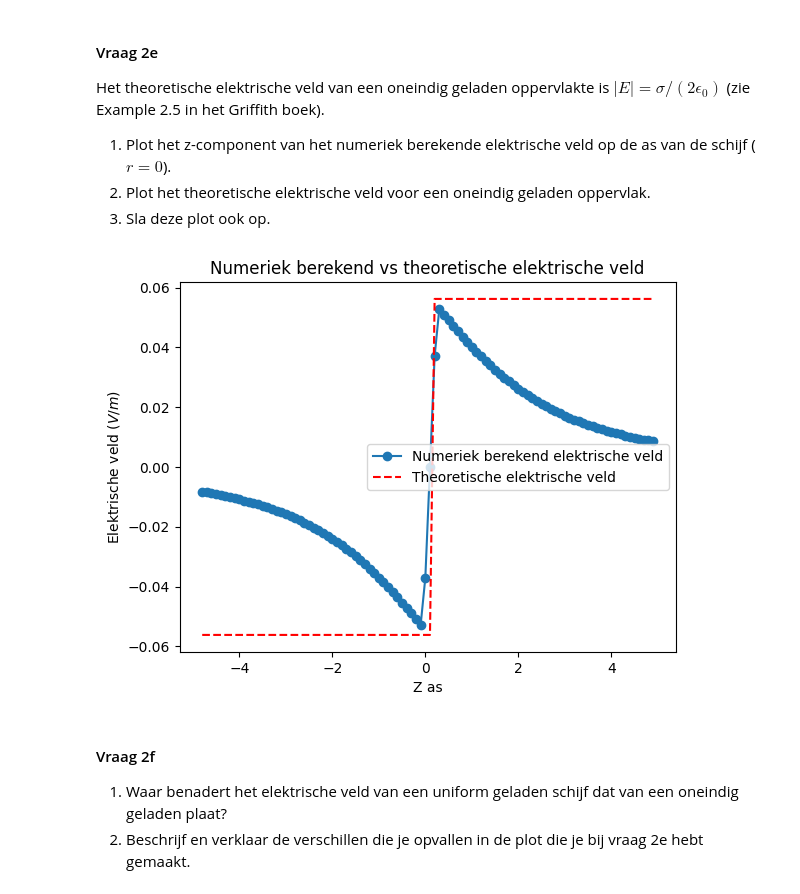
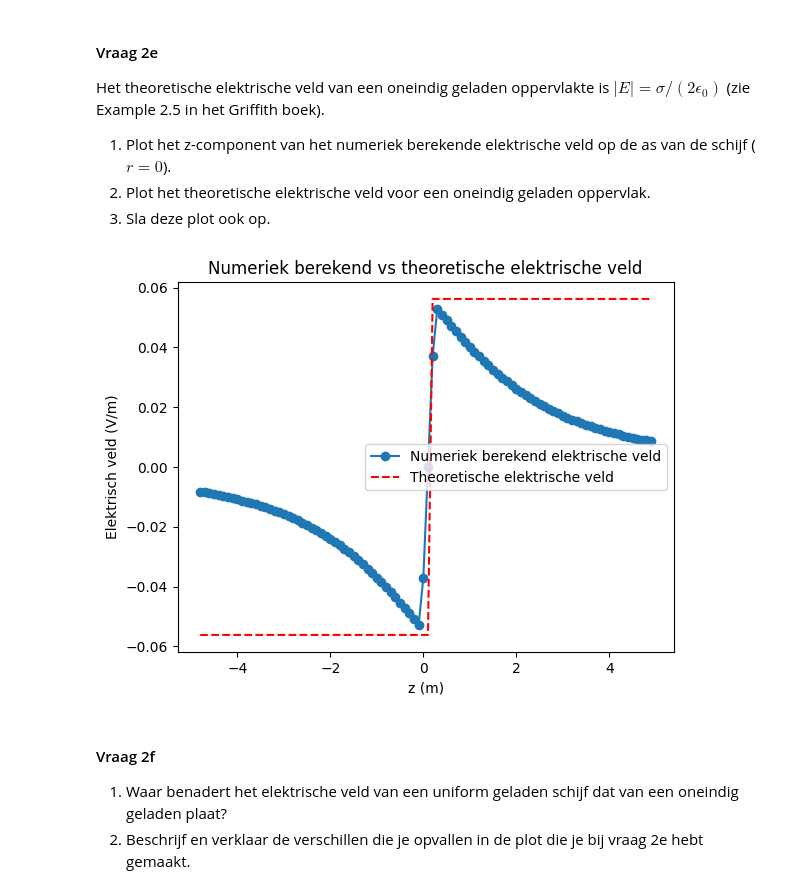
Before and after one commit to daantjebunschoten1-gif/opdrachten-DEF-D, a Jupyter notebook: DigitaleOntwerpopdrachten/1CondensatorOpdracht/CondensatorOntwerpopdracht.ipynb, the cells around one changed output. Cells and saved outputs as stored; diff of their text form; code cells hidden in the pictures.

```diff
--- a/DigitaleOntwerpopdrachten/1CondensatorOpdracht/CondensatorOntwerpopdracht.ipynb
+++ b/DigitaleOntwerpopdrachten/1CondensatorOpdracht/CondensatorOntwerpopdracht.ipynb
@@ -273,22 +291,34 @@ Het theoretische elektrische veld van een oneindig geladen oppervlakte is $|E| =
 2. Plot het theoretische elektrische veld voor een oneindig geladen oppervlak.
 3. Sla deze plot ook op.
 # %%
+#### Vraag 2e
 
+#Het theoretische elektrische veld van een oneindig geladen oppervlakte is $|E| = \sigma/(2 \epsilon_0)$ (zie Example 2.5 in het Griffith boek).
+#1. Plot het z-component van het numeriek berekende elektrische veld op de as van de schijf ($r=0$).
+#2. Plot het theoretische elektrische veld voor een oneindig geladen oppervlak.
+#3. Sla deze plot ook op.
+
+#Het numerieke veld nadert het constante veld van een oneindig vlak wanneer R≫z.
+
+# z-as voor plot
 z_Eplot = z[2:]
-E_numeriek = Ez[:,index_r_0]
+# numeriek veld op r = 0
+E_numeriek = Ez[:, index_r_0]
+# theoretisch veld van een oneindig vlak volgens: |E| = sigma/(2*epsilon0)
 E_theoretisch = sigma / (2*epsilon0)*(z_for_E/np.abs(z_for_E))
 
+#plot
 plt.figure()
+plt.title("Numeriek berekend vs theoretische elektrische veld")
 plt.plot(z_Eplot,E_numeriek,"o-",label = "Numeriek berekend elektrische veld")
 plt.plot(z_Eplot,E_theoretisch*np.ones_like(z_Eplot),"r--",label="Theoretische elektrische veld")
-plt.xlabel("Z as")
-plt.ylabel("Elektrische veld ($V/m$)")
+plt.xlabel("z (m)")
+plt.ylabel("Elektrisch veld (V/m)")
 plt.legend()
-plt.title("Numeriek berekend vs theoretische elektrische veld")
 plt.savefig("E_numeriekvstheoretische_Z_as_plot.png")
 plt.show()
 # %% [output]
-[figure, old version]
+[figure, new version]
 # %% [markdown]
 #### Vraag 2f
 1. Waar benadert het elektrische veld van een uniform geladen schijf dat van een oneindig geladen plaat?
```
Also changed, not shown: parts of 26 cells of this notebook, 4 other files.
